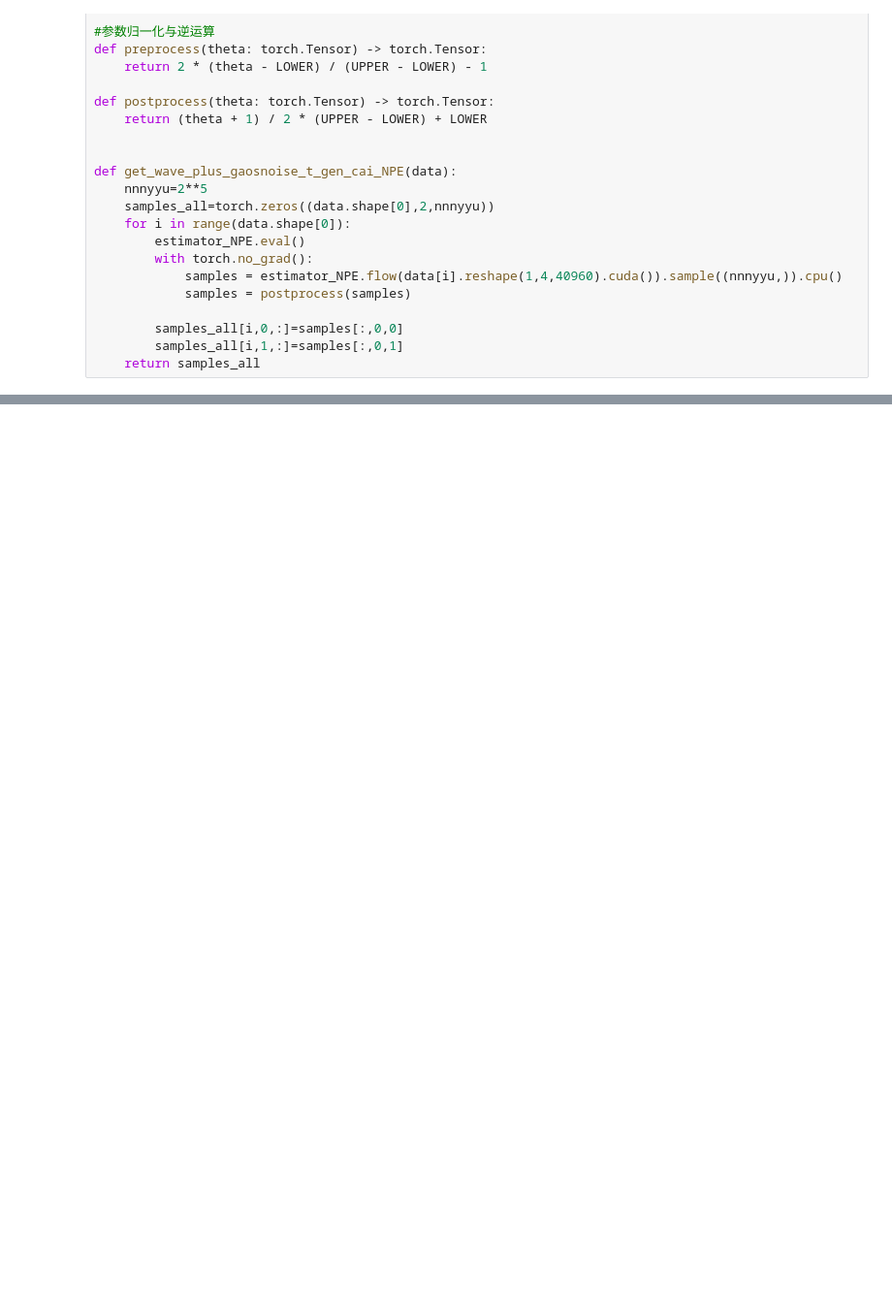
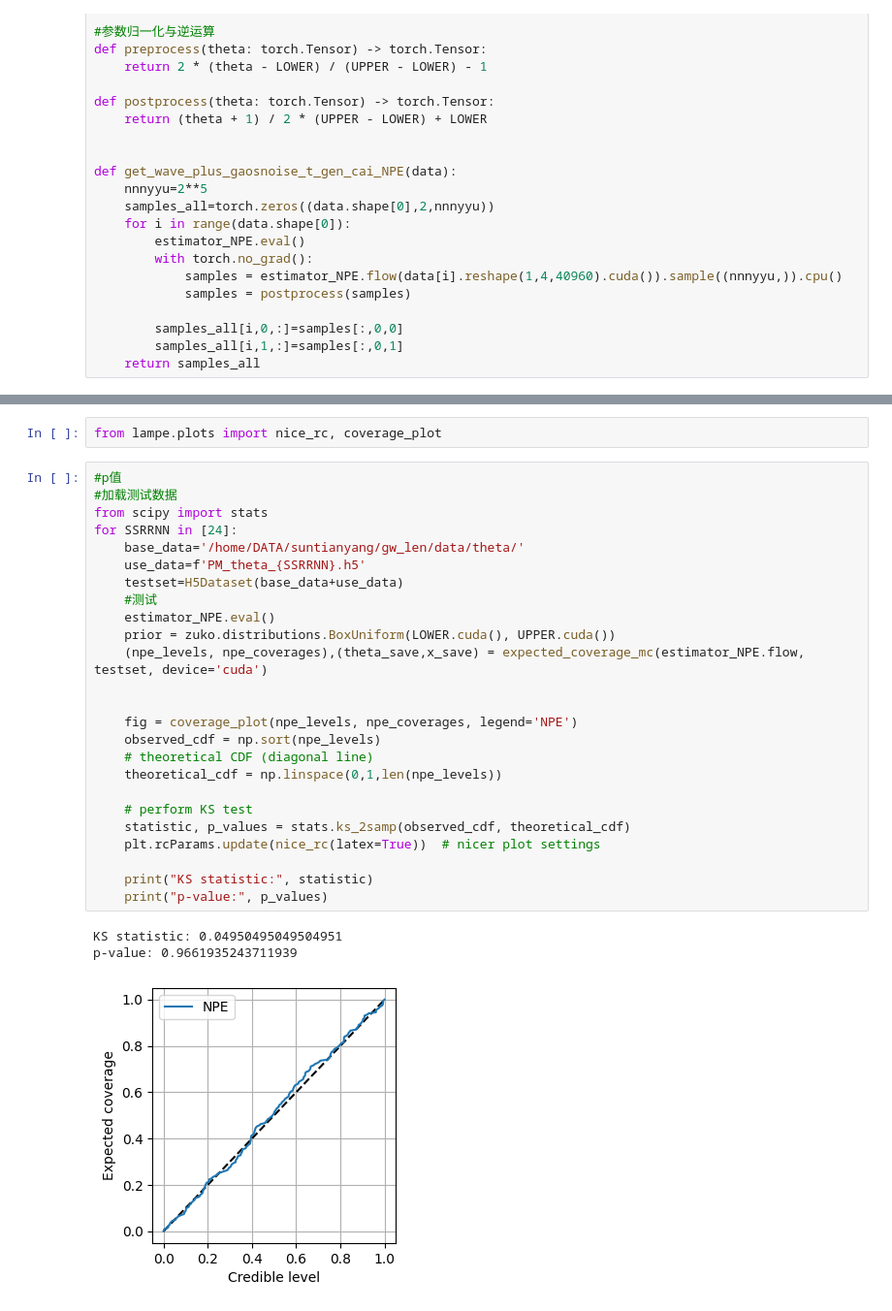
Before and after one commit to Hariqhane/Harichanes, a Jupyter notebook: Code/python/DT/New/NPE.ipynb, the cells around one changed output, grey strips where cells are left out. Shown at 97% size. Cells and saved outputs as stored; diff of their text form; blank space fills up the shorter version.

```diff
--- a/Code/python/DT/New/NPE.ipynb
+++ b/Code/python/DT/New/NPE.ipynb
@@ -601,0 +990,31 @@ for SNRRR in [24]:
+# %%
+from lampe.plots import nice_rc, coverage_plot
+# %%
+#p值
+#加载测试数据
+from scipy import stats
+for SSRRNN in [24]:
+    base_data='/home/DATA/suntianyang/gw_len/data/theta/'
+    use_data=f'PM_theta_{SSRRNN}.h5'
+    testset=H5Dataset(base_data+use_data)
+    #测试
+    estimator_NPE.eval()
+    prior = zuko.distributions.BoxUniform(LOWER.cuda(), UPPER.cuda())
+    (npe_levels, npe_coverages),(theta_save,x_save) = expected_coverage_mc(estimator_NPE.flow, testset, device='cuda')
+
+
+    fig = coverage_plot(npe_levels, npe_coverages, legend='NPE')
+    observed_cdf = np.sort(npe_levels)
+    # theoretical CDF (diagonal line)
+    theoretical_cdf = np.linspace(0,1,len(npe_levels))
+
+    # perform KS test
+    statistic, p_values = stats.ks_2samp(observed_cdf, theoretical_cdf)
+    plt.rcParams.update(nice_rc(latex=True))  # nicer plot settings
+
+    print("KS statistic:", statistic)
+    print("p-value:", p_values)
+# %% [output]
+KS statistic: 0.04950495049504951
+p-value: 0.9661935243711939
+[figure, added]
```
Also changed, not shown: parts of 30 cells of this notebook, 18 other files.
